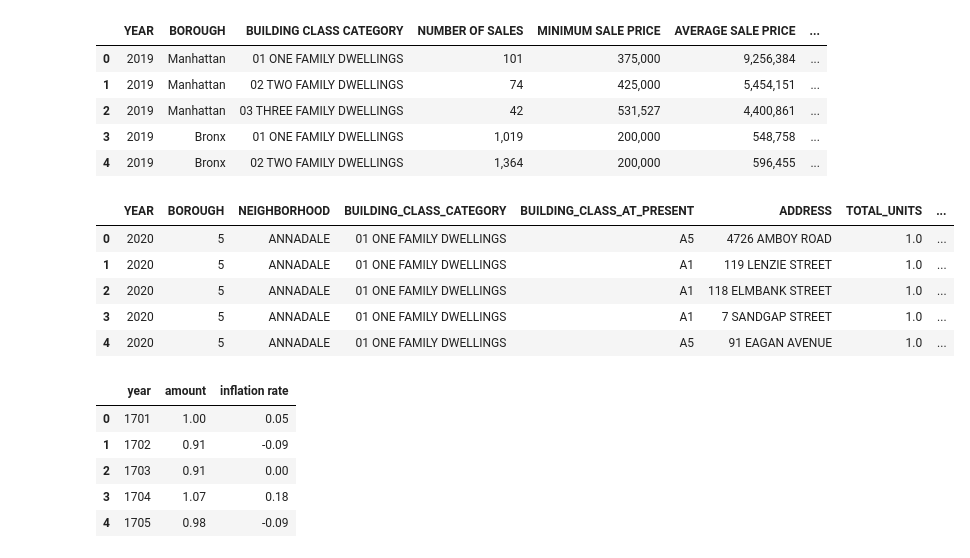
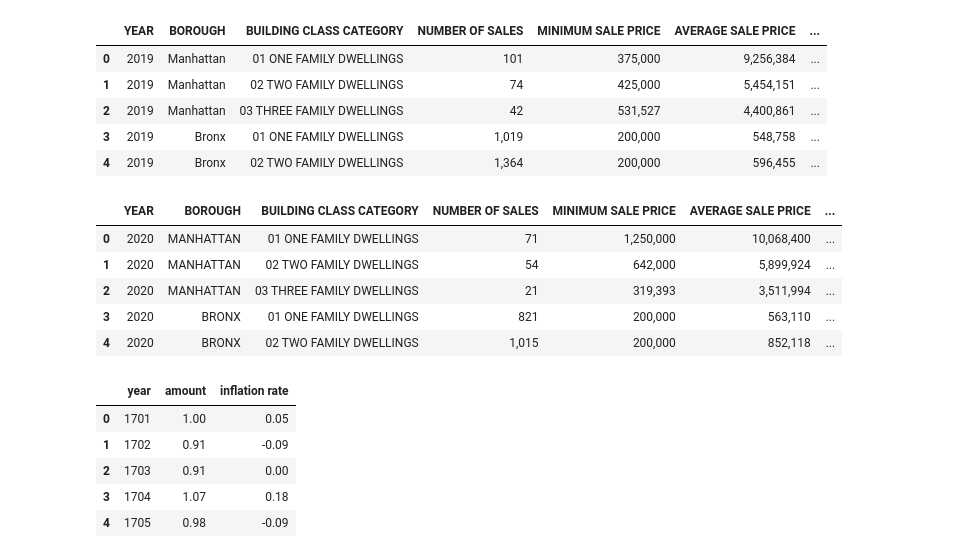
Before and after one commit to mstegmuller/Group_10_Project, a Jupyter notebook: Deliverable2.1_Machine_Learning.ipynb, the cells around one changed output. Drawn from its saved outputs; the diff is of its cells as text; code cells hidden in the pictures.

```diff
--- a/Deliverable2.1_Machine_Learning.ipynb
+++ b/Deliverable2.1_Machine_Learning.ipynb
@@ -90,17 +90,17 @@ annualized_citywide_sale19_df.head()
 # %%
 # Read Annualized city sales 2020
 file_path7 = "Resources/annualized_citywide_sale20.csv"
 annualized_citywide_sale20_df = pd.read_csv(file_path7)
 annualized_citywide_sale20_df.dropna(axis=0, how='all',inplace=True)
-annualized_citywide_sale20_df = staten_island_df.dropna(axis='columns')
+annualized_citywide_sale20_df = annualized_citywide_sale20_df.dropna(axis='columns')
 annualized_citywide_sale20_df.head()
 # %% [output]
-|  | YEAR | BOROUGH | NEIGHBORHOOD | BUILDING_CLASS_CATEGORY | BUILDING_CLASS_AT_PRESENT | ADDRESS | TOTAL_UNITS | ... |
-| 0 | 2020 | 5 | ANNADALE | 01 ONE FAMILY DWELLINGS | A5 | 4726 AMBOY ROAD | 1.0 | ... |
-| 1 | 2020 | 5 | ANNADALE | 01 ONE FAMILY DWELLINGS | A1 | 119 LENZIE STREET | 1.0 | ... |
-| 2 | 2020 | 5 | ANNADALE | 01 ONE FAMILY DWELLINGS | A1 | 118 ELMBANK STREET | 1.0 | ... |
-| 3 | 2020 | 5 | ANNADALE | 01 ONE FAMILY DWELLINGS | A1 | 7 SANDGAP STREET | 1.0 | ... |
-| 4 | 2020 | 5 | ANNADALE | 01 ONE FAMILY DWELLINGS | A5 | 91 EAGAN AVENUE | 1.0 | ... |
+|  | YEAR | BOROUGH | BUILDING CLASS CATEGORY | NUMBER OF SALES | MINIMUM SALE PRICE | AVERAGE SALE PRICE | ... |
+| 0 | 2020 | MANHATTAN | 01 ONE FAMILY DWELLINGS | 71 | 1,250,000 | 10,068,400 | ... |
+| 1 | 2020 | MANHATTAN | 02 TWO FAMILY DWELLINGS | 54 | 642,000 | 5,899,924 | ... |
+| 2 | 2020 | MANHATTAN | 03 THREE FAMILY DWELLINGS | 21 | 319,393 | 3,511,994 | ... |
+| 3 | 2020 | BRONX | 01 ONE FAMILY DWELLINGS | 821 | 200,000 | 563,110 | ... |
+| 4 | 2020 | BRONX | 02 TWO FAMILY DWELLINGS | 1,015 | 200,000 | 852,118 | ... |
 # %%
 # Read Annualized city sales 2019
 file_path8 = "Resources/inflation_data_1701to2022.csv"
```
Also changed, not shown: parts of 37 cells of this notebook.
